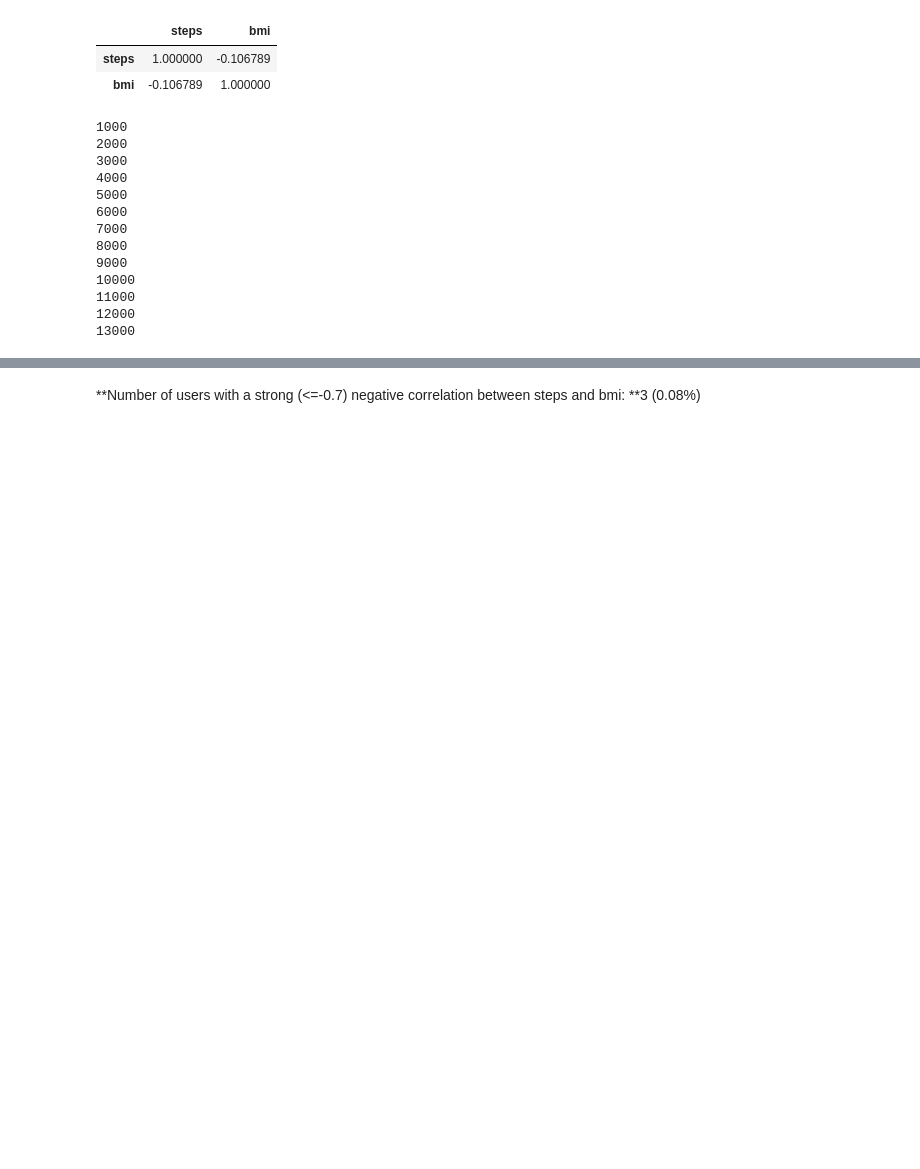
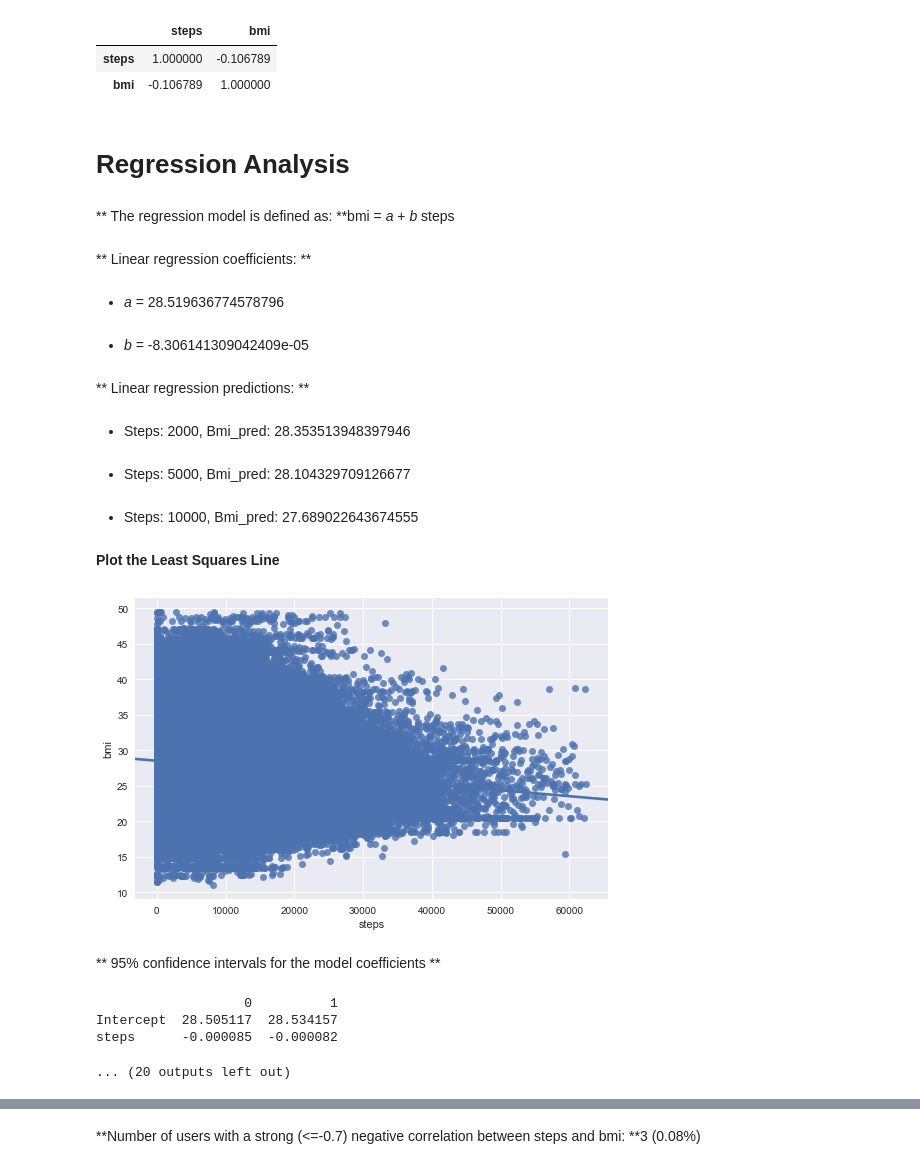
Before and after one commit to renatalucia/activity-tracker, a Jupyter notebook: data_exploration/bmi_steps_correlation.ipynb, the cells around one changed output, grey strips where cells are left out. Saved outputs shown, nothing was run; the diff lists cells and outputs as text; code cells hidden in the pictures; blank space fills up the shorter version.

```diff
--- a/data_exploration/bmi_steps_correlation.ipynb
+++ b/data_exploration/bmi_steps_correlation.ipynb
@@ -45,3 +45,5 @@ steps_bmi[['steps','bmi']].corr()
 |  | steps | bmi |
 | steps | 1.000000 | -0.106789 |
 | bmi | -0.106789 | 1.000000 |
+# %% [markdown]
+# Regression Analysis
@@ -48,29 +103,33 @@ steps_bmi[['steps','bmi']].corr()
+# %%
+regression_analysis(steps_bmi)
+# %% [output]
+** The regression model is defined as: **bmi = _a_ + _b_ steps
+** Linear regression coefficients: **
+* _a_ = 28.519636774578796
+* _b_ = -8.306141309042409e-05
+** Linear regression predictions: **
+* Steps: 2000, Bmi_pred: 28.353513948397946
+* Steps: 5000, Bmi_pred: 28.104329709126677
+* Steps: 10000, Bmi_pred: 27.689022643674555
+**Plot the Least Squares Line**
+[figure, added]
+** 95% confidence intervals for the model coefficients **
+                   0          1
+Intercept  28.505117  28.534157
+steps      -0.000085  -0.000082
+... (20 outputs left out)
 # %%
 # Individual bmi, steps correlation
 user_ids = steps_bmi.user_id.unique()
 steps_bmi_user_corr = {}
 i = 0
 for user in user_ids:
-    i = i+1
-    if i%1000 == 0:
-        print(i)
+    #i = i+1
+    #if i%1000 == 0:
+    #    print(i)
     steps_bmi_user = steps_bmi[steps_bmi.user_id==user]
     if(len(steps_bmi_user) < min_entries):
         continue
     corr = steps_bmi_user[['steps','bmi']].corr()['steps']['bmi']
     steps_bmi_user_corr[user] = corr
-# %% [output]
-1000
-2000
-3000
-4000
-5000
-6000
-7000
-8000
-9000
-10000
-11000
-12000
-13000
 # %%
```
Also changed, not shown: parts of 11 cells of this notebook, 7 other files.
